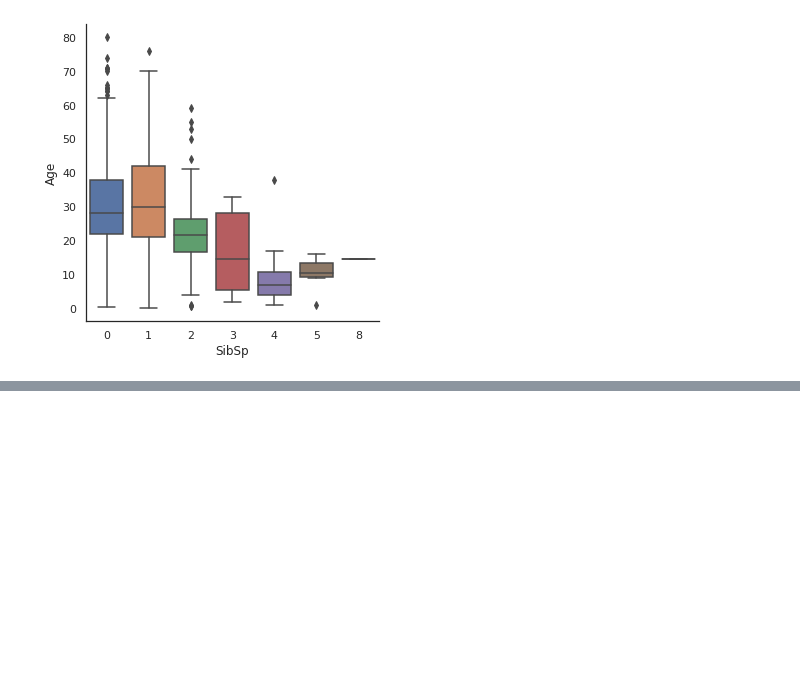
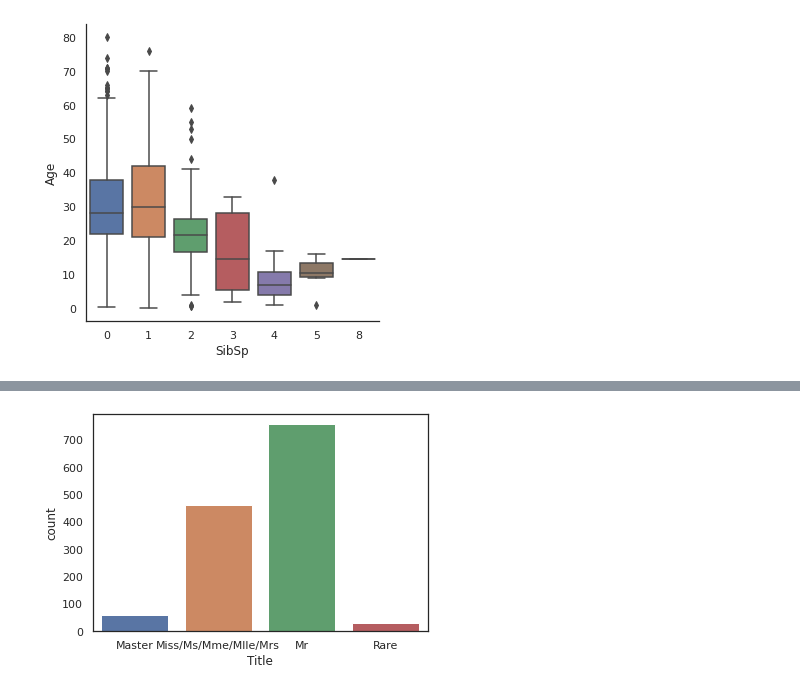
Before and after one commit to Yumpop/Kaggle_practice, a Jupyter notebook: titanic-third-practice.ipynb, the cells around one changed output, grey strips where cells are left out. Drawn from its saved outputs; the diff is of its cells as text; code cells hidden in the pictures; blank space fills up the shorter version.

```diff
--- a/titanic-third-practice.ipynb
+++ b/titanic-third-practice.ipynb
@@ -267,0 +329,9 @@ g = sns.factorplot(y="Age",x="SibSp", data=dataset,kind="box")
+# %%
+dataset["Title"] = dataset["Title"].replace(['Lady', 'the Countess','Countess','Capt', 'Col','Don', 'Dr', 'Major', 'Rev', 'Sir', 'Jonkheer', 'Dona'], 'Rare')
+dataset["Title"] = dataset["Title"].map({"Master":0, "Miss":1, "Ms" : 1 , "Mme":1, "Mlle":1, "Mrs":1, "Mr":2, "Rare":3})
+dataset["Title"] = dataset["Title"].astype(int)
+# %%
+g = sns.countplot(dataset['Title'])
+g = g.set_xticklabels(["Master","Miss/Ms/Mme/Mlle/Mrs","Mr","Rare"])
+# %% [output]
+[figure, added]
```
Also changed, not shown: parts of 45 cells of this notebook.
